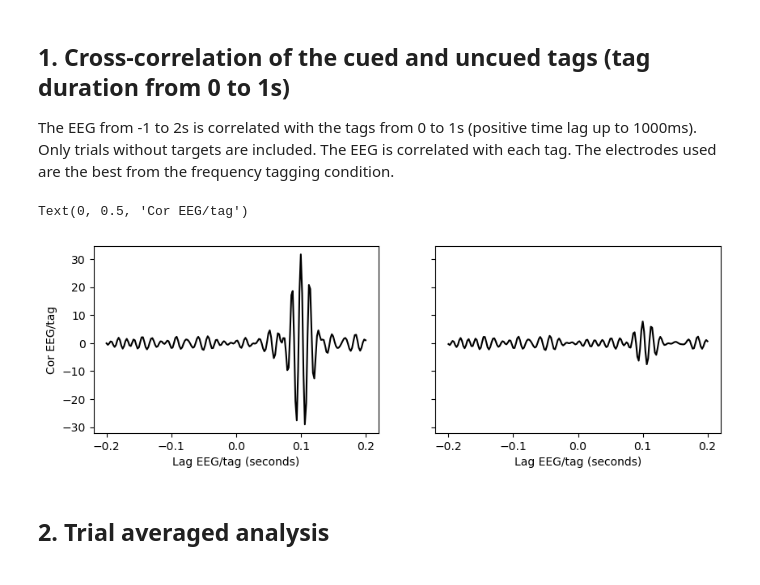
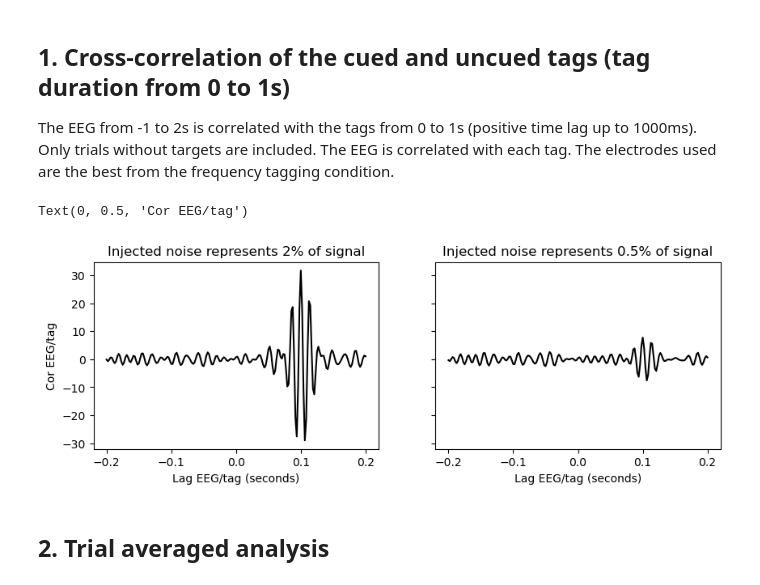
Before and after one commit to LpZamora/RIFT_thesis_expe1, a Jupyter notebook: 3b_noise_analysis_simulation_tag_injection.ipynb, the cells around one changed output. Drawn from its saved outputs; the diff is of its cells as text; code cells hidden in the pictures.

```diff
--- a/3b_noise_analysis_simulation_tag_injection.ipynb
+++ b/3b_noise_analysis_simulation_tag_injection.ipynb
@@ -269,35 +269,36 @@ cor_with_cued_for_cuedR, cor_with_uncued_for_cuedR, idx_cuedR, times = \
 cor_with_cued_for_cuedL, cor_with_uncued_for_cuedL, idx_cuedL, times = \
     cross_cor_nois(epochs_noistag_2['target_binary == 0'], noise_stims_tr, 'left', electrodes = freqtag_electrodes,\
     sampling_freq = sfreq, tmin_eeg=tmin_eeg, tmax_eeg=tmax_eeg, tmin_noise = tmin_noise, tmax_noise = tmax_noise,
     mean_tags = False)
 
 cor_with_cued_2 = np.concatenate([cor_with_cued_for_cuedR,cor_with_cued_for_cuedL])
 
 cor_with_cued_for_cuedR, cor_with_uncued_for_cuedR, idx_cuedR, times = \
     cross_cor_nois(epochs_fun = epochs_noistag_05['target_binary == 0'], noise=noise_stims_tr, \
     display_side_cued_tag = 'right', electrodes = freqtag_electrodes,\
     sampling_freq = sfreq, tmin_eeg=tmin_eeg, tmax_eeg=tmax_eeg, tmin_noise = tmin_noise, tmax_noise = tmax_noise,
     mean_tags = False)
 
 cor_with_cued_for_cuedL, cor_with_uncued_for_cuedL, idx_cuedL, times = \
     cross_cor_nois(epochs_noistag_05['target_binary == 0'], noise_stims_tr, 'left', electrodes = freqtag_electrodes,\
     sampling_freq = sfreq, tmin_eeg=tmin_eeg, tmax_eeg=tmax_eeg, tmin_noise = tmin_noise, tmax_noise = tmax_noise,
     mean_tags = False)
 
 cor_with_cued_05 = np.concatenate([cor_with_cued_for_cuedR,cor_with_cued_for_cuedL])
 
 # Plot
 fig, ax = plt.subplots(1,2, sharey=True, sharex=True, figsize=(10,3))
 
 ax[0].plot(times[tmin_display:-tmin_display],cor_with_cued_2.mean(axis=(0,1)).T[tmin_display:-tmin_display], color='black')
 ax[1].plot(times[tmin_display:-tmin_display],cor_with_cued_05.mean(axis=(0,1)).T[tmin_display:-tmin_display], color='black')
-
+ax[0].set_title('Injected noise represents 2% of signal')
+ax[1].set_title('Injected noise represents 0.5% of signal')
 ax[0].set_xlabel('Lag EEG/tag (seconds)')
 ax[1].set_xlabel('Lag EEG/tag (seconds)')
 ax[0].set_ylabel('Cor EEG/tag')
 # %% [output]
 Text(0, 0.5, 'Cor EEG/tag')
-[figure, old version]
+[figure, new version]
 # %% [markdown]
 ## 2. Trial averaged analysis
 # %% [markdown]
```
Also changed, not shown: parts of 5 cells of this notebook, 5 other files.
